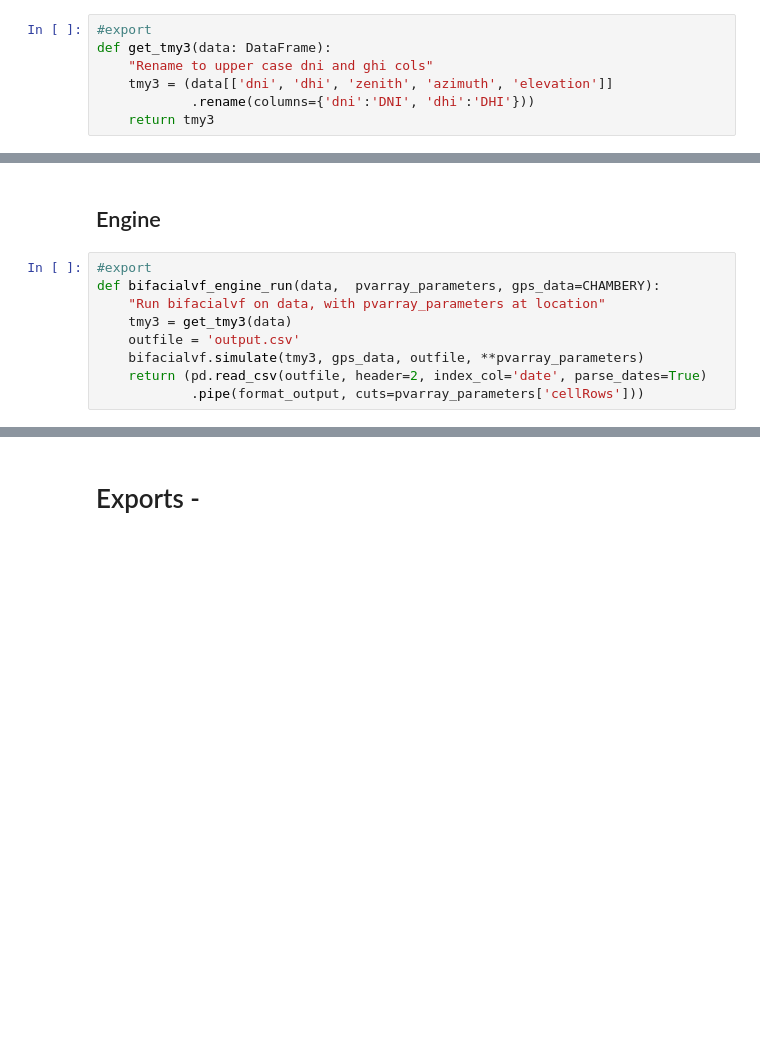
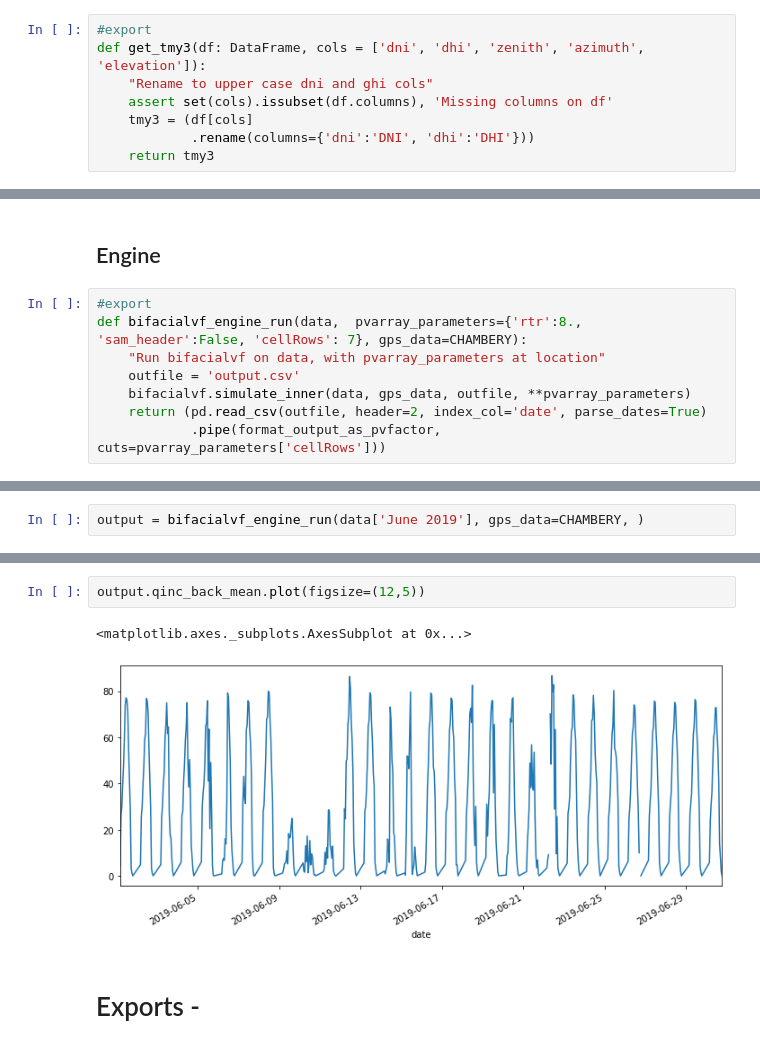
Before and after one commit to francisco-ar/pvtools, a Jupyter notebook: nbs/06_modelling.mybifacialvf.ipynb, the cells around one changed output, grey strips where cells are left out. Cells and saved outputs as stored; diff of their text form; blank space fills up the shorter version.

Commit message:
updated 06 with bifacialvf from tcapelle

```diff
--- a/nbs/06_modelling.mybifacialvf.ipynb
+++ b/nbs/06_modelling.mybifacialvf.ipynb
@@ -71,8 +50,9 @@ pd.concat([df, sunpos], axis=1)
 # %%
 #export
-def get_tmy3(data: DataFrame):
+def get_tmy3(df: DataFrame, cols = ['dni', 'dhi', 'zenith', 'azimuth', 'elevation']):
     "Rename to upper case dni and ghi cols"
-    tmy3 = (data[['dni', 'dhi', 'zenith', 'azimuth', 'elevation']]
+    assert set(cols).issubset(df.columns), 'Missing columns on df'
+    tmy3 = (df[cols]
             .rename(columns={'dni':'DNI', 'dhi':'DHI'}))
     return tmy3
 # %%
@@ -97,10 +75,9 @@ def format_output_as_pvfactor(res: DataFrame, cuts: int):
 ## Engine
 # %%
 #export
-def bifacialvf_engine_run(data,  pvarray_parameters, gps_data=CHAMBERY):
+def bifacialvf_engine_run(data,  pvarray_parameters={'rtr':8., 'sam_header':False, 'cellRows': 7}, gps_data=CHAMBERY):
     "Run bifacialvf on data, with pvarray_parameters at location"
-    tmy3 = get_tmy3(data)
     outfile = 'output.csv'
-    bifacialvf.simulate(tmy3, gps_data, outfile, **pvarray_parameters)
+    bifacialvf.simulate_inner(data, gps_data, outfile, **pvarray_parameters)
     return (pd.read_csv(outfile, header=2, index_col='date', parse_dates=True)
-            .pipe(format_output, cuts=pvarray_parameters['cellRows']))
+            .pipe(format_output_as_pvfactor, cuts=pvarray_parameters['cellRows']))
@@ -108,0 +84,2 @@ bifacialvf_engine_run()
+# %%
+output = bifacialvf_engine_run(data['June 2019'], gps_data=CHAMBERY, )
@@ -109,3 +94,8 @@ bifacialvf_engine_run()
+# %%
+output.qinc_back_mean.plot(figsize=(12,5))
+# %% [output]
+<matplotlib.axes._subplots.AxesSubplot at 0x...>
+[figure, added]
 # %% [markdown]
 # Exports -
 # %%
```
Also changed, not shown: parts of 13 cells of this notebook, 4 other files.
